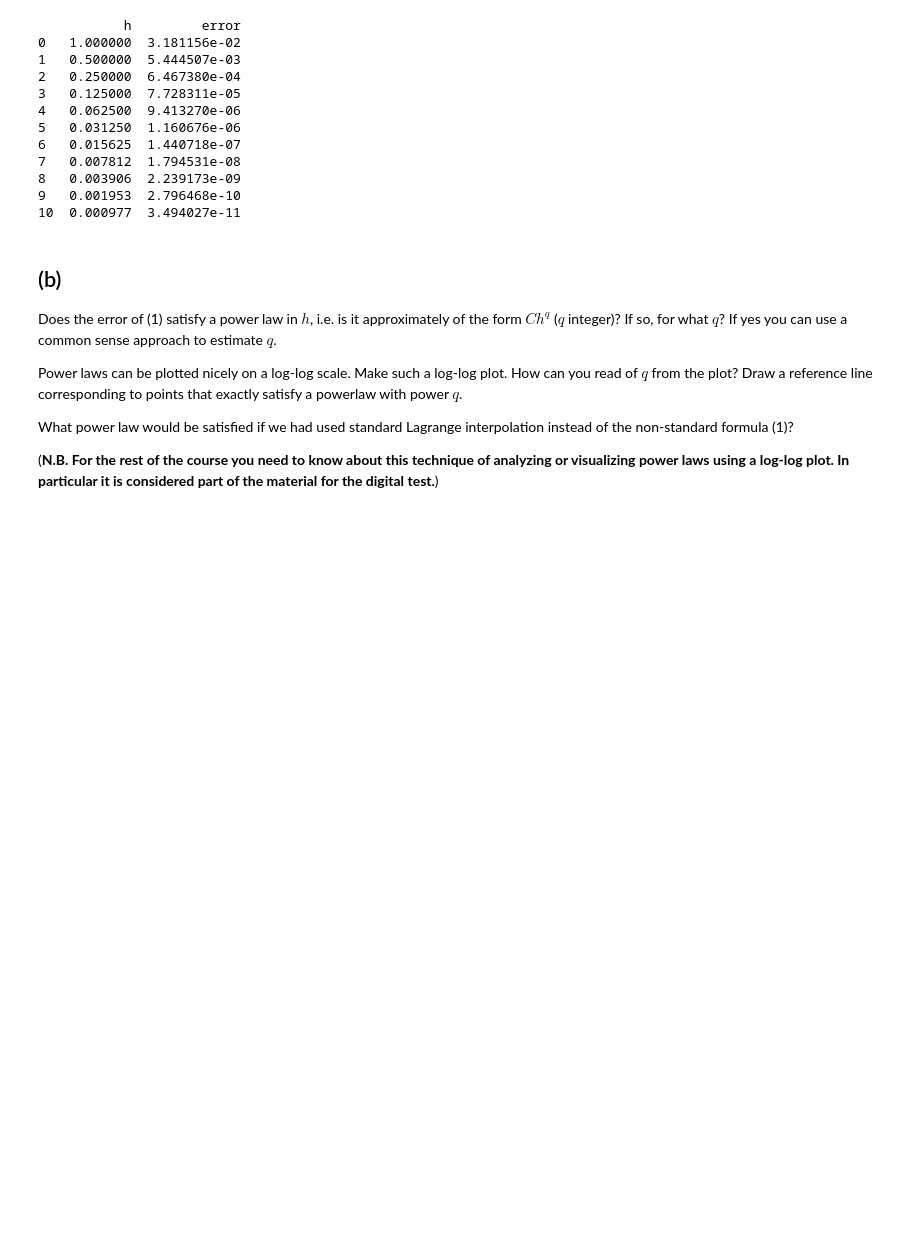
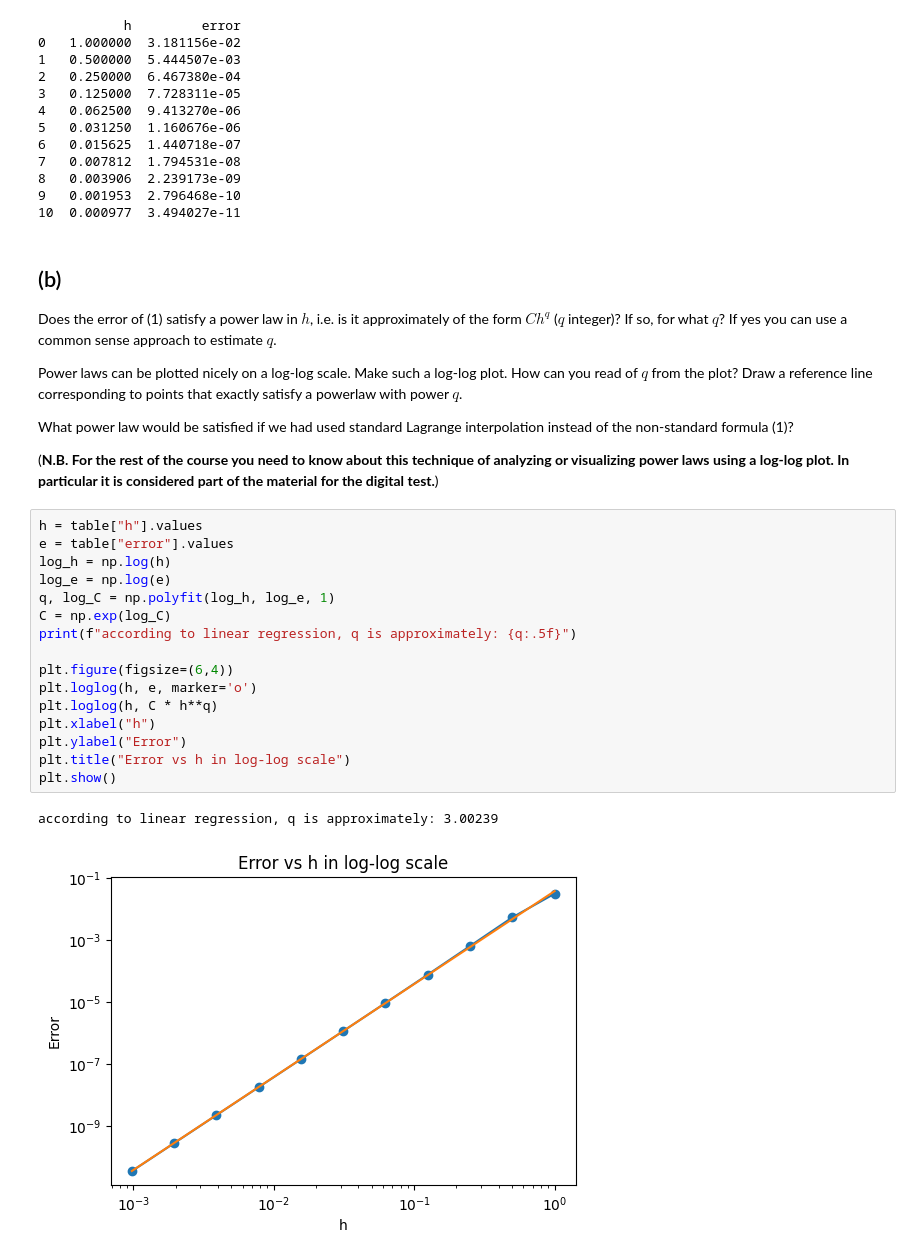
Before and after one commit to prewsei/num_algs_hw2, a Jupyter notebook: hw2.ipynb, the cells around one changed output. Drawn from its saved outputs; the diff is of its cells as text; blank space fills up the shorter version.

```diff
--- a/hw2.ipynb
+++ b/hw2.ipynb
@@ -253,3 +253,22 @@ Power laws can be plotted nicely on a log-log scale. Make such a log-log plot. H
 What power law would be satisfied if we had used standard Lagrange interpolation instead of the non-standard formula (1)?
 
 (**N.B. For the rest of the course you need to know about this technique of analyzing or visualizing power laws using a log-log plot. In particular it is considered part of the material for the digital test.**)
+# %%
+h = table["h"].values
+e = table["error"].values
+log_h = np.log(h)
+log_e = np.log(e)
+q, log_C = np.polyfit(log_h, log_e, 1)
+C = np.exp(log_C)
+print(f"according to linear regression, q is approximately: {q:.5f}")
+
+plt.figure(figsize=(6,4))
+plt.loglog(h, e, marker='o')
+plt.loglog(h, C * h**q)
+plt.xlabel("h")
+plt.ylabel("Error")
+plt.title("Error vs h in log-log scale")
+plt.show()
+# %% [output]
+according to linear regression, q is approximately: 3.00239
+[figure, added]
```
Also changed, not shown: parts of 1 cell of this notebook.
